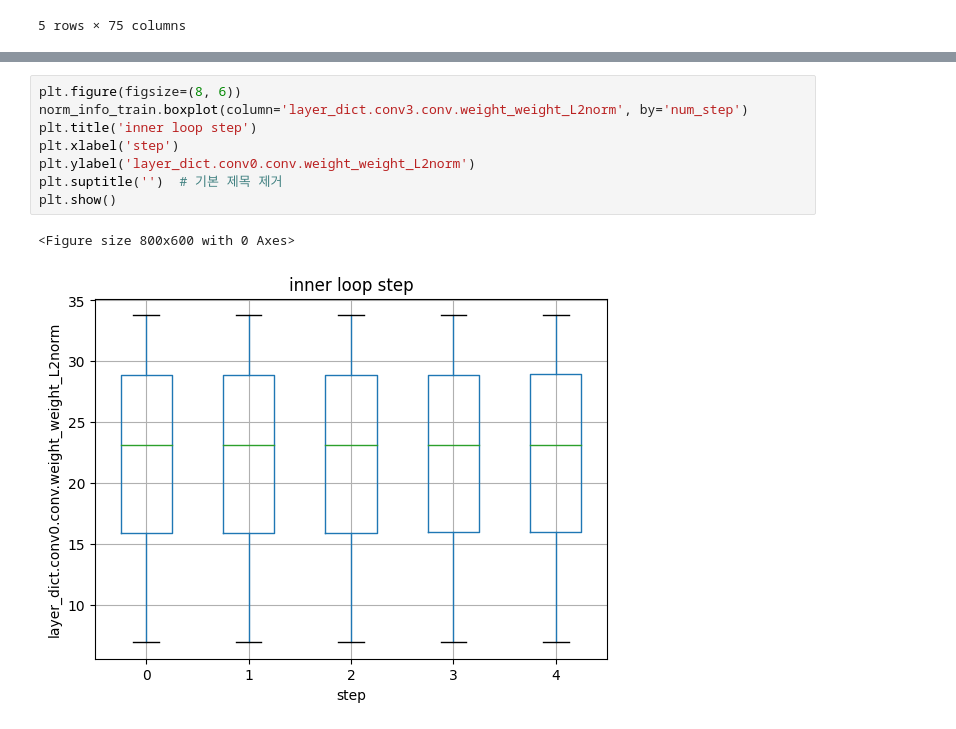
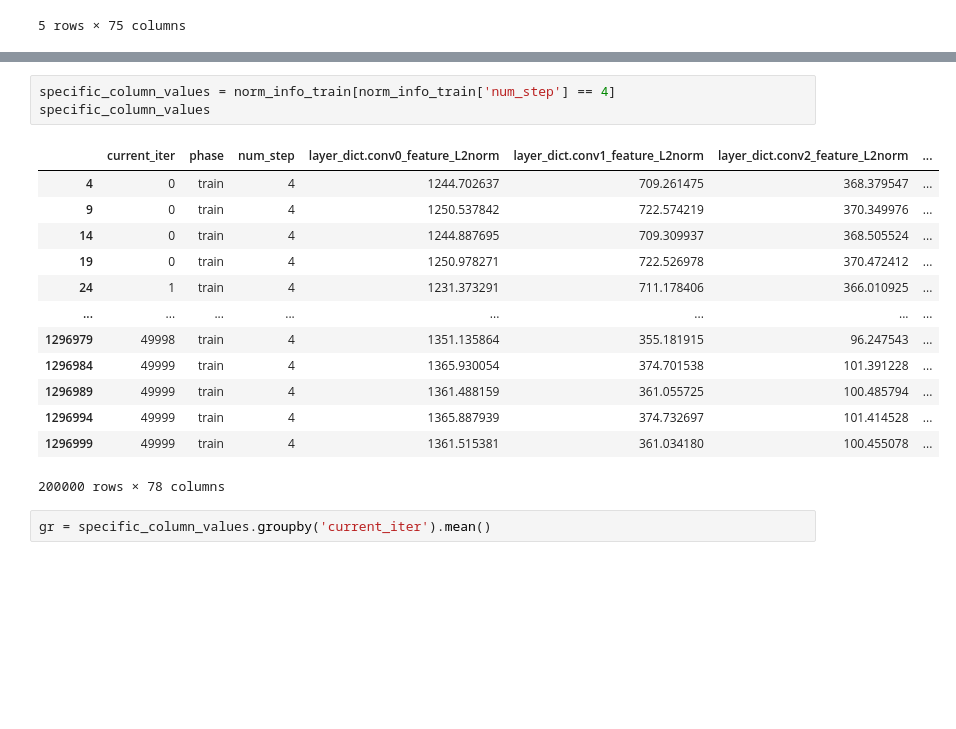
Before and after one commit to taehyeonhan-hatae/MAML, a Jupyter notebook: Test_jupyternotebook/Arbiter_by_step_norm_analysis.ipynb, the cells around one changed output, grey strips where cells are left out. Drawn from its saved outputs; the diff is of its cells as text; blank space fills up the shorter version.

```diff
--- a/Test_jupyternotebook/Arbiter_by_step_norm_analysis.ipynb
+++ b/Test_jupyternotebook/Arbiter_by_step_norm_analysis.ipynb
@@ -44,11 +22,19 @@ plt.show()
-# %%
-plt.figure(figsize=(8, 6))
-norm_info_train.boxplot(column='layer_dict.conv3.conv.weight_weight_L2norm', by='num_step')
-plt.title('inner loop step')
-plt.xlabel('step')
-plt.ylabel('layer_dict.conv0.conv.weight_weight_L2norm')
-plt.suptitle('')  # 기본 제목 제거
-plt.show()
-# %% [output]
-<Figure size 800x600 with 0 Axes>
-[figure, removed]
+# %%
+specific_column_values = norm_info_train[norm_info_train['num_step'] == 4]
+specific_column_values
+# %% [output]
+|  | current_iter | phase | num_step | layer_dict.conv0_feature_L2norm | layer_dict.conv1_feature_L2norm | layer_dict.conv2_feature_L2norm | ... |
+| 4 | 0 | train | 4 | 1244.702637 | 709.261475 | 368.379547 | ... |
+| 9 | 0 | train | 4 | 1250.537842 | 722.574219 | 370.349976 | ... |
+| 14 | 0 | train | 4 | 1244.887695 | 709.309937 | 368.505524 | ... |
+| 19 | 0 | train | 4 | 1250.978271 | 722.526978 | 370.472412 | ... |
+| 24 | 1 | train | 4 | 1231.373291 | 711.178406 | 366.010925 | ... |
+| ... | ... | ... | ... | ... | ... | ... | ... |
+| 1296979 | 49998 | train | 4 | 1351.135864 | 355.181915 | 96.247543 | ... |
+| 1296984 | 49999 | train | 4 | 1365.930054 | 374.701538 | 101.391228 | ... |
+| 1296989 | 49999 | train | 4 | 1361.488159 | 361.055725 | 100.485794 | ... |
+| 1296994 | 49999 | train | 4 | 1365.887939 | 374.732697 | 101.414528 | ... |
+| 1296999 | 49999 | train | 4 | 1361.515381 | 361.034180 | 100.455078 | ... |
+200000 rows × 78 columns
+# %%
+gr = specific_column_values.groupby('current_iter').mean()
```
Also changed, not shown: parts of 5 cells of this notebook, 3 other files.
